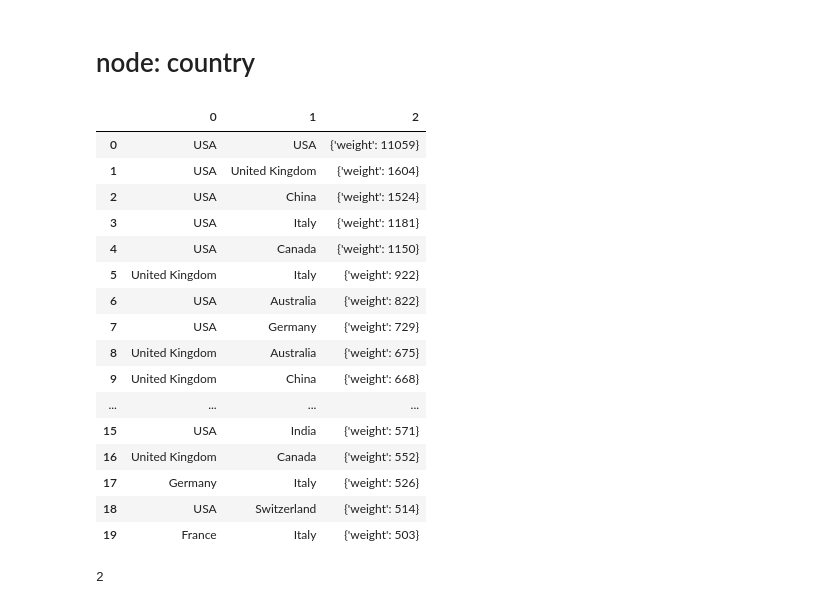
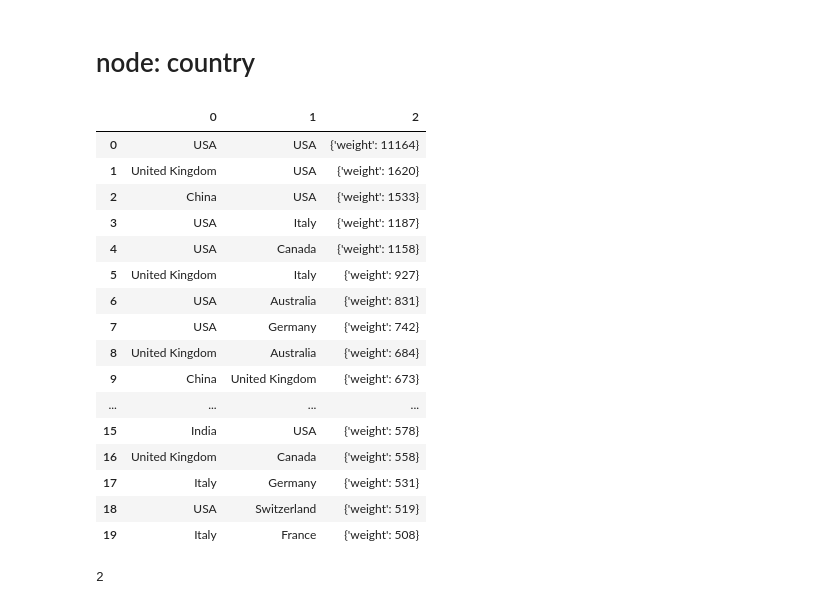
Before and after one commit to schneeboat/ana_2020, a Jupyter notebook: bibliographic_cov19_2020.ipynb, the cells around one changed output. Saved outputs shown, nothing was run; the diff lists cells and outputs as text; code cells hidden in the pictures.

```diff
--- a/bibliographic_cov19_2020.ipynb
+++ b/bibliographic_cov19_2020.ipynb
@@ -1153,26 +1012,25 @@ len(set([i for j in matrix_inst for i in j]))-nx.number_of_nodes(nw_institute)
 # node: country
 # %%
 co_country = pd.DataFrame(sorted(nw_country.edges(data=True),key= lambda x: x[2]['weight'],reverse=True)[:20])
-co_country.to_excel('/content/drive/MyDrive/co_country.xlsx')
 co_country
 # %% [output]
 |  | 0 | 1 | 2 |
-| 0 | USA | USA | {'weight': 11059} |
-| 1 | USA | United Kingdom | {'weight': 1604} |
-| 2 | USA | China | {'weight': 1524} |
-| 3 | USA | Italy | {'weight': 1181} |
-| 4 | USA | Canada | {'weight': 1150} |
-| 5 | United Kingdom | Italy | {'weight': 922} |
-| 6 | USA | Australia | {'weight': 822} |
-| 7 | USA | Germany | {'weight': 729} |
-| 8 | United Kingdom | Australia | {'weight': 675} |
-| 9 | United Kingdom | China | {'weight': 668} |
+| 0 | USA | USA | {'weight': 11164} |
+| 1 | United Kingdom | USA | {'weight': 1620} |
+| 2 | China | USA | {'weight': 1533} |
+| 3 | USA | Italy | {'weight': 1187} |
+| 4 | USA | Canada | {'weight': 1158} |
+| 5 | United Kingdom | Italy | {'weight': 927} |
+| 6 | USA | Australia | {'weight': 831} |
+| 7 | USA | Germany | {'weight': 742} |
+| 8 | United Kingdom | Australia | {'weight': 684} |
+| 9 | China | United Kingdom | {'weight': 673} |
 | ... | ... | ... | ... |
-| 15 | USA | India | {'weight': 571} |
-| 16 | United Kingdom | Canada | {'weight': 552} |
-| 17 | Germany | Italy | {'weight': 526} |
-| 18 | USA | Switzerland | {'weight': 514} |
-| 19 | France | Italy | {'weight': 503} |
+| 15 | India | USA | {'weight': 578} |
+| 16 | United Kingdom | Canada | {'weight': 558} |
+| 17 | Italy | Germany | {'weight': 531} |
+| 18 | USA | Switzerland | {'weight': 519} |
+| 19 | Italy | France | {'weight': 508} |
 # %%
 nx.number_of_selfloops(nw_country)
 # %% [output]
```
Also changed, not shown: parts of 80 cells of this notebook.
